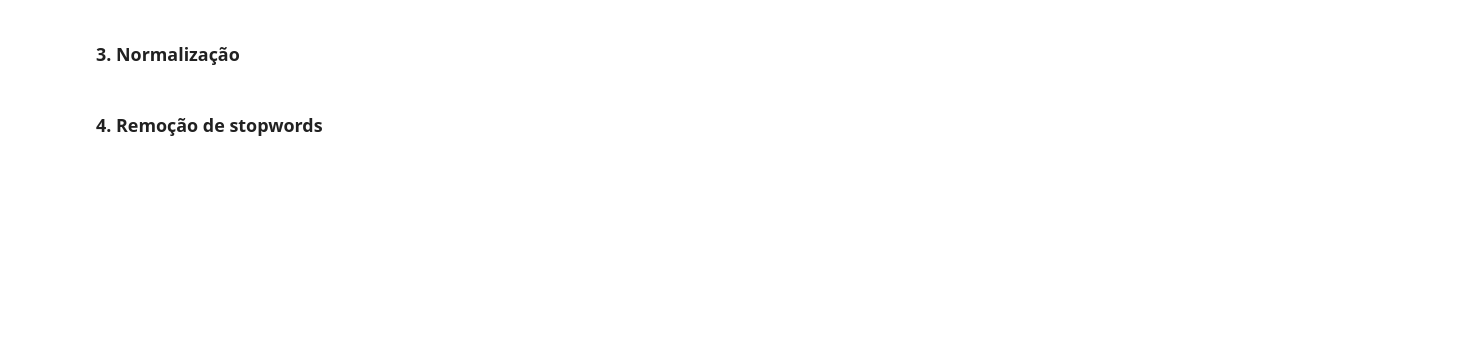
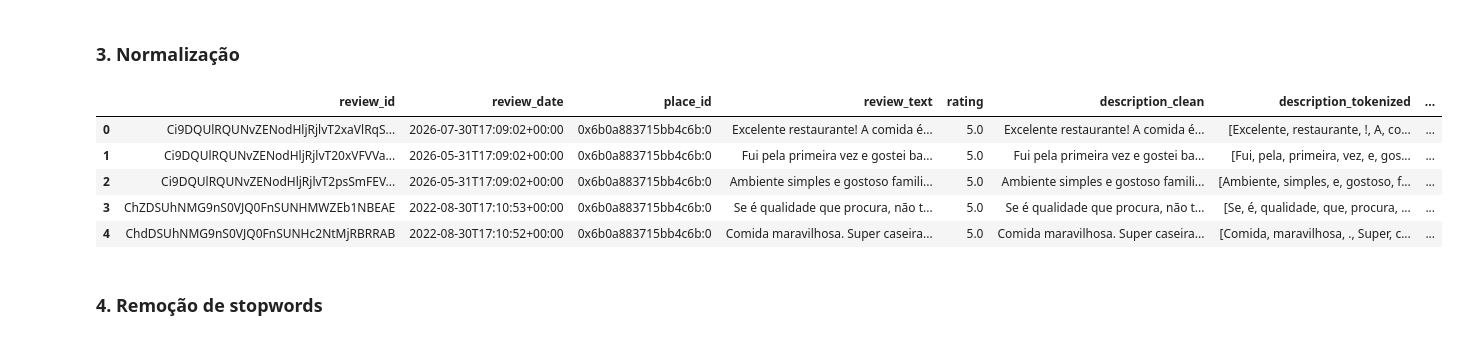
Before and after one commit to incrisvel/adaptaste, a Jupyter notebook: preprocessing.ipynb, the cells around one changed output. Saved outputs shown, nothing was run; the diff lists cells and outputs as text; code cells hidden in the pictures; blank space fills up the shorter version.

Commit message:
:sparkles: feat(preprocessing): add rating field to preprocessing pipeline results

```diff
--- a/preprocessing.ipynb
+++ b/preprocessing.ipynb
@@ -34,18 +34,7 @@ with open('reviews.json', 'r', encoding='utf-8') as f:
 
 review_dataset_full = pd.DataFrame(
     review
-    for reviews in data.values()
-    for review in reviews
+    for review in data
 )
 
-# Gera um DF com identificação, descrição, data de criação e estabelecimento
-review_dataset_text = review_dataset_full[
-    review_dataset_full['review_text'].apply(lambda x: 'en' in x)
-][[
-    'review_id', 'created_date', 'place_id', 'review_text'
-]].copy()
-
-# Trata o campo da review, que vem com subpropriedades
-review_dataset_text['review_text'] = review_dataset_full['review_text'].apply(
-    lambda x: x.get('en', '')
-)
+review_dataset_full.head()
@@ -51,0 +48,20 @@ review_dataset_text['review_text'] = review_dataset_full['review_text'].apply(
+# %%
+import json
+
+# Gera um DF com identificação, descrição, data de criação e estabelecimento
+review_dataset_text = review_dataset_full[
+    review_dataset_full['review_text'].apply(lambda x: 'en' in str(x))
+][[
+    'review_id', 'review_date', 'place_id', 'review_text', 'rating'
+]].copy()
+
+# Trata o campo da review, convertendo a string JSON para dicionário e extraindo o texto
+def extract_raw_text(val):
+    try:
+        return json.loads(val).get('en', '')
+    except (json.JSONDecodeError, TypeError):
+        return val
+
+review_dataset_text['review_text'] = review_dataset_text['review_text'].apply(extract_raw_text)
+
+review_dataset_text.head()
@@ -76,9 +117,18 @@ review_dataset_text['description_tokenized'] = (
 # %%
 # Deixa todas as palavras em minúsculo e remove pontuação
 review_dataset_text['description_normalized'] = (
     review_dataset_text['description_tokenized']
     .apply(lambda tokens: [token.casefold() for token in tokens if token.isalpha()])
 )
+
+review_dataset_text.head()
+# %% [output]
+|  | review_id | review_date | place_id | review_text | rating | description_clean | description_tokenized | ... |
+| 0 | Ci9DQUlRQUNvZENodHljRjlvT2xaVlRqS... | 2026-07-30T17:09:02+00:00 | 0x6b0a883715bb4c6b:0 | Excelente restaurante! A comida é... | 5.0 | Excelente restaurante! A comida é... | [Excelente, restaurante, !, A, co... | ... |
+| 1 | Ci9DQUlRQUNvZENodHljRjlvT20xVFVVa... | 2026-05-31T17:09:02+00:00 | 0x6b0a883715bb4c6b:0 | Fui pela primeira vez e gostei ba... | 5.0 | Fui pela primeira vez e gostei ba... | [Fui, pela, primeira, vez, e, gos... | ... |
+| 2 | Ci9DQUlRQUNvZENodHljRjlvT2psSmFEV... | 2026-05-31T17:09:02+00:00 | 0x6b0a883715bb4c6b:0 | Ambiente simples e gostoso famili... | 5.0 | Ambiente simples e gostoso famili... | [Ambiente, simples, e, gostoso, f... | ... |
+| 3 | ChZDSUhNMG9nS0VJQ0FnSUNHMWZEb1NBEAE | 2022-08-30T17:10:53+00:00 | 0x6b0a883715bb4c6b:0 | Se é qualidade que procura, não t... | 5.0 | Se é qualidade que procura, não t... | [Se, é, qualidade, que, procura, ... | ... |
+| 4 | ChdDSUhNMG9nS0VJQ0FnSUNHc2NtMjRBRRAB | 2022-08-30T17:10:52+00:00 | 0x6b0a883715bb4c6b:0 | Comida maravilhosa. Super caseira... | 5.0 | Comida maravilhosa. Super caseira... | [Comida, maravilhosa, ., Super, c... | ... |
 # %% [markdown]
 ### 4. Remoção de stopwords
 # %%
```
Also changed, not shown: parts of 7 cells of this notebook.
